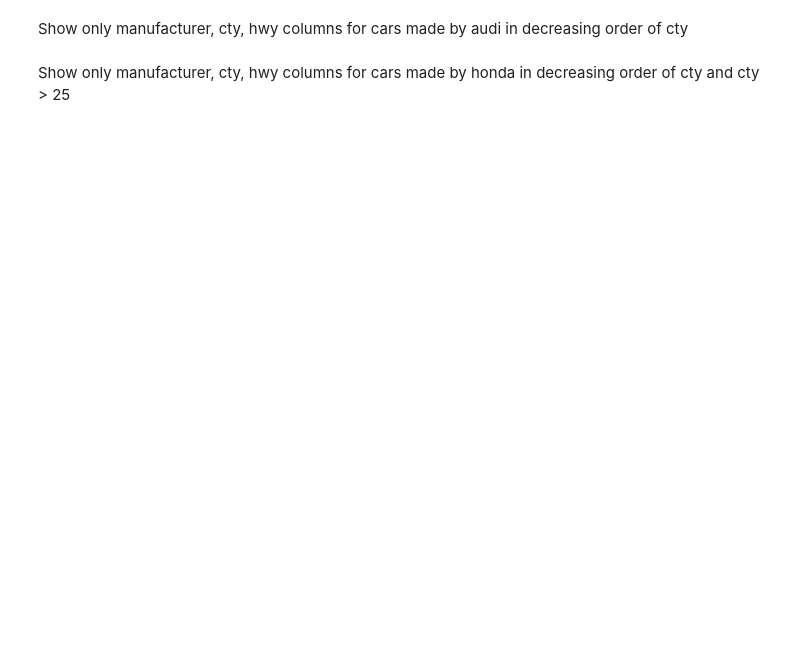
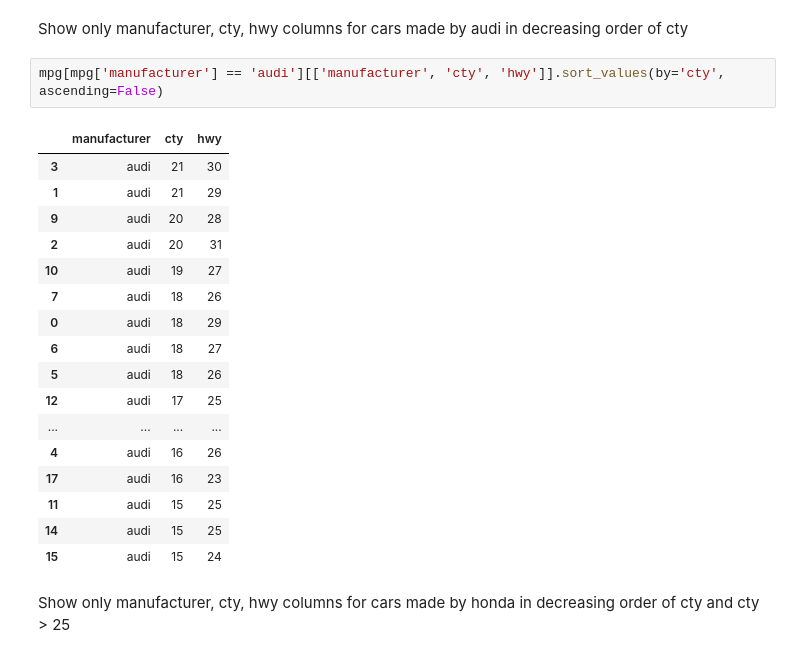
Before and after one commit to Avelez164/Data-Science-Big-Data, a Jupyter notebook: wrangling_pandas.ipynb, the cells around one changed output. Cells and saved outputs as stored; diff of their text form; blank space fills up the shorter version.

```diff
--- a/wrangling_pandas.ipynb
+++ b/wrangling_pandas.ipynb
@@ -138,4 +187,24 @@ Show only manufacturer, cty, hwy columns in decreasing order of cty
 # %% [markdown]
 Show only manufacturer, cty, hwy columns for cars made by audi in decreasing order of cty
+# %%
+mpg[mpg['manufacturer'] == 'audi'][['manufacturer', 'cty', 'hwy']].sort_values(by='cty', ascending=False)
+# %% [output]
+|  | manufacturer | cty | hwy |
+| 3 | audi | 21 | 30 |
+| 1 | audi | 21 | 29 |
+| 9 | audi | 20 | 28 |
+| 2 | audi | 20 | 31 |
+| 10 | audi | 19 | 27 |
+| 7 | audi | 18 | 26 |
+| 0 | audi | 18 | 29 |
+| 6 | audi | 18 | 27 |
+| 5 | audi | 18 | 26 |
+| 12 | audi | 17 | 25 |
+| ... | ... | ... | ... |
+| 4 | audi | 16 | 26 |
+| 17 | audi | 16 | 23 |
+| 11 | audi | 15 | 25 |
+| 14 | audi | 15 | 25 |
+| 15 | audi | 15 | 24 |
 # %% [markdown]
 Show only manufacturer, cty, hwy columns for cars made by honda in decreasing order of cty and cty > 25
```
Also changed, not shown: parts of 5 cells of this notebook.
